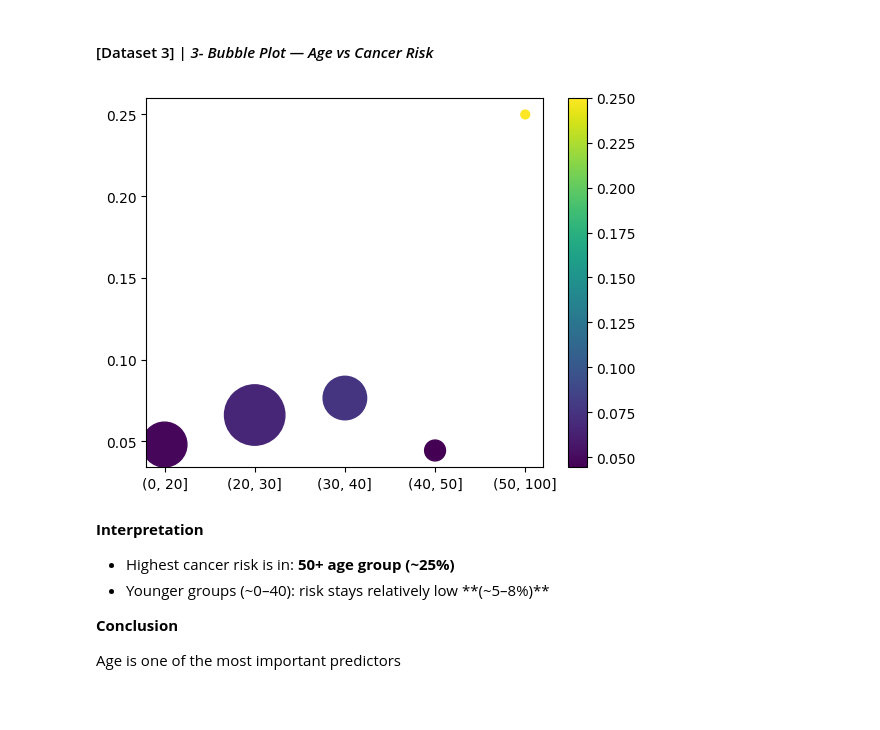
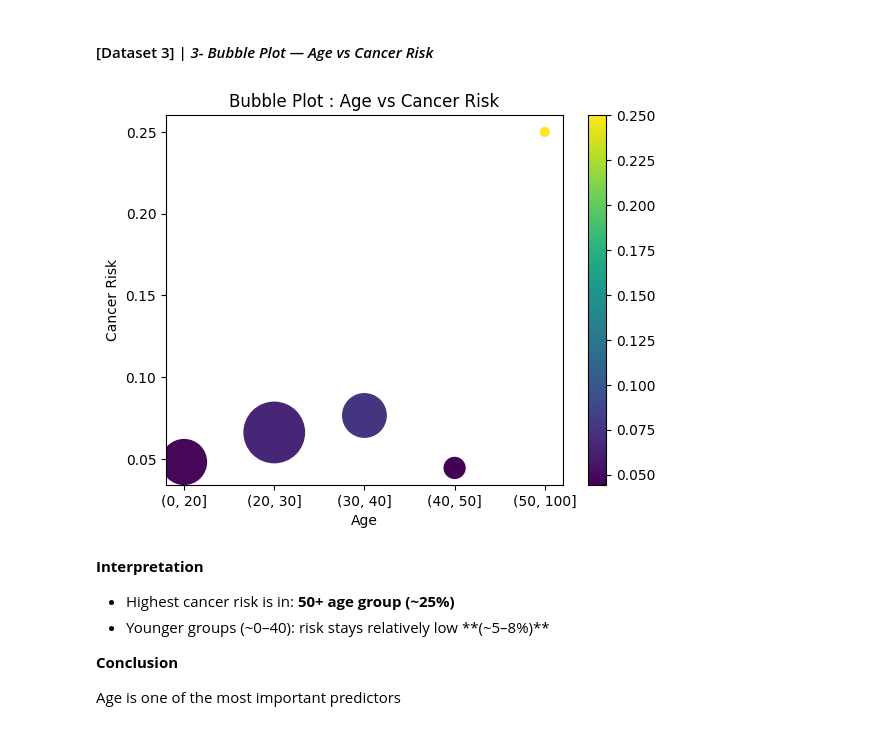
Before and after one commit to jasser-dh/Module-B-semester-2, a Jupyter notebook: OMDS-ModB2-Week9-Dhaouadi-Jasser.ipynb, the cells around one changed output. Saved outputs shown, nothing was run; the diff lists cells and outputs as text; code cells hidden in the pictures; blank space fills up the shorter version.

Commit message:
HW9 : tweak some plot titles

```diff
--- a/OMDS-ModB2-Week9-Dhaouadi-Jasser.ipynb
+++ b/OMDS-ModB2-Week9-Dhaouadi-Jasser.ipynb
@@ -1661,19 +1661,22 @@ Some cells are sparse, meaning:
 # %%
 bubble = df_cervical_clean.groupby(pd.cut(df_cervical_clean['Age'], bins=[0,20,30,40,50,100])).agg(
     risk_rate=("Biopsy","mean"),
     count=("Biopsy","size")
 ).reset_index()
 
 plt.scatter(
     bubble["Age"].astype(str),
     bubble["risk_rate"],
     s=bubble["count"]*5,
     c=bubble["risk_rate"]
 )
 plt.colorbar()
+plt.xlabel("Age")
+plt.ylabel("Cancer Risk")
+plt.title("Bubble Plot : Age vs Cancer Risk")
 plt.show()
 # %% [output]
-[figure, old version]
+[figure, new version]
 # %% [markdown]
 **Interpretation**
 - Highest cancer risk is in: **50+ age group (~25%)**
```
